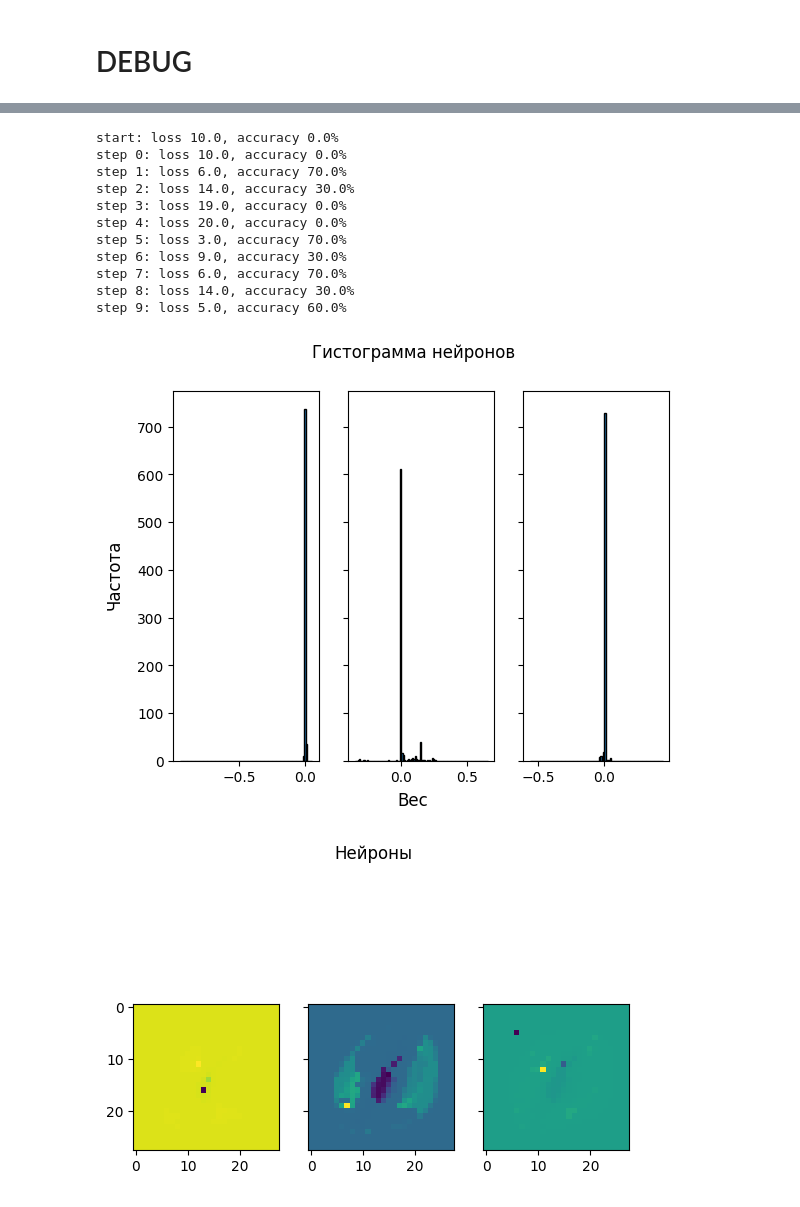
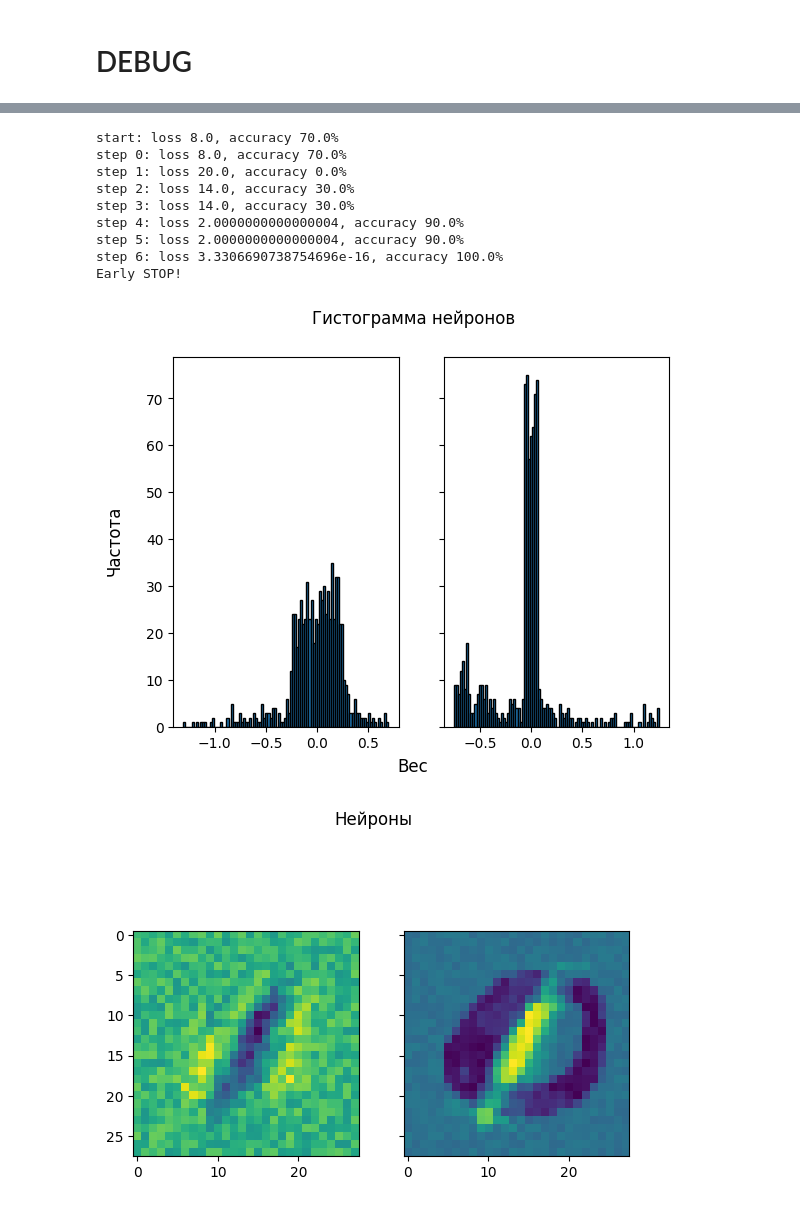
Before and after one commit to AndreyE/micrograd, a Jupyter notebook: mnist.ipynb, the cells around one changed output, grey strips where cells are left out. Drawn from its saved outputs; the diff is of its cells as text; code cells hidden in the pictures.

Commit message:
WIP: Multiple changes + micrograd/visualize.py and micrograd/eval.py

```diff
--- a/mnist.ipynb
+++ b/mnist.ipynb
@@ -168,31 +80,5 @@ def arr2vals(array, name=''):
 def batch2vals(batch):
     return tuple(map(arr2vals, batch))
-# %%
-def calc_accuracy(scores, targets, oh_decoder):
-    matches = 0
-    for score, target in zip(scores, targets):
-        matches += oh_decoder(score) == oh_decoder(target)
-    return matches / len(scores)
-
-
-def one_loss(score, ground_truth):
-    return sum(((s - gt) / 2) ** 2 for s, gt in zip(score, ground_truth) if gt.data != VOID)
-
-
-def calc_loss(scores, targets):
-    assert len(scores) == len(targets)
-    return sum(one_loss(xs, ts) for xs, ts in zip(scores, targets))
-
-
-def feed_forward(model, X):
-    return list(map(model, X))
-
-
-def evaluate(model, X, Y_oh, oh_decoder):
-    input = arr2vals(X, 'input')
-    scores = feed_forward(model, input)
-    targets = arr2vals(Y_oh, 'expected')
-    return calc_loss(scores, targets), calc_accuracy(scores, targets, oh_decoder), scores, targets
 # %% [markdown]
 # save/load
 # %%
@@ -283,7 +169,6 @@ def fit(model, X, Y_oh, oh_decoder, iterations, q=0.75, esat=1e-9):
             return total_loss.data, acc, scores, targets
 
         model.learn_from(total_loss, q)
-        model.norm()
 
         total_loss, acc, scores, targets = evaluate(model, X, Y_oh, oh_decoder)
         print(f"step {k}: loss {total_loss.data}, accuracy {acc*100}%")
@@ -310,10 +195,12 @@ def get_model_for(classes, batch, iterations, model=None, q=0.75, esat=1e-9, wit
     if model is None:
         model = MLP(
             [
-                Layer([784, LAYER_0_SIZE], 'minmax', lr=1.0),
-                Layer([LAYER_0_SIZE, DIM], 'sbin', lr=1.0)
+                # Layer([784, LAYER_0_SIZE], 'minmax', lr=1.0),
+                # Layer([LAYER_0_SIZE, DIM], 'sbin', lr=1.0)
+                Layer([784, DIM], 'sbin', lr=1.0, _lid=0)
             ]
         )
+        model.norm()
 
     if with_frozen_neurons:
         frozen_positives = [n for c, n in enumerate(load_neurons(POSITIVE_NEURONS)) if c in classes]
@@ -351,18 +252,16 @@ model.layers[1].neurons[0].parameters()
 # %%
-(model, total_loss, accuracy), (scores, targets), (oh_encoder, oh_decoder) = get_model_for(SELECTED_CLASSES, BATCH, 10, model=model, q=0.5)
+(model, total_loss, accuracy), (scores, targets), (oh_encoder, oh_decoder) = get_model_for(SELECTED_CLASSES, BATCH, 10, model=model, q=1.0)
 all_neurons_histo(model.layers[0].neurons)
 draw_all_neurons(model.layers[0].neurons)
 # %% [output]
-start: loss 10.0, accuracy 0.0%
-step 0: loss 10.0, accuracy 0.0%
-step 1: loss 6.0, accuracy 70.0%
+start: loss 8.0, accuracy 70.0%
+step 0: loss 8.0, accuracy 70.0%
+step 1: loss 20.0, accuracy 0.0%
 step 2: loss 14.0, accuracy 30.0%
-step 3: loss 19.0, accuracy 0.0%
-step 4: loss 20.0, accuracy 0.0%
-step 5: loss 3.0, accuracy 70.0%
-step 6: loss 9.0, accuracy 30.0%
-step 7: loss 6.0, accuracy 70.0%
-step 8: loss 14.0, accuracy 30.0%
-step 9: loss 5.0, accuracy 60.0%
+step 3: loss 14.0, accuracy 30.0%
+step 4: loss 2.0000000000000004, accuracy 90.0%
+step 5: loss 2.0000000000000004, accuracy 90.0%
+step 6: loss 3.3306690738754696e-16, accuracy 100.0%
+Early STOP!
-[figure, old version]
+[figure, new version]
-[figure, old version]
+[figure, new version]
```
Also changed, not shown: parts of 13 cells of this notebook, 5 other files.
